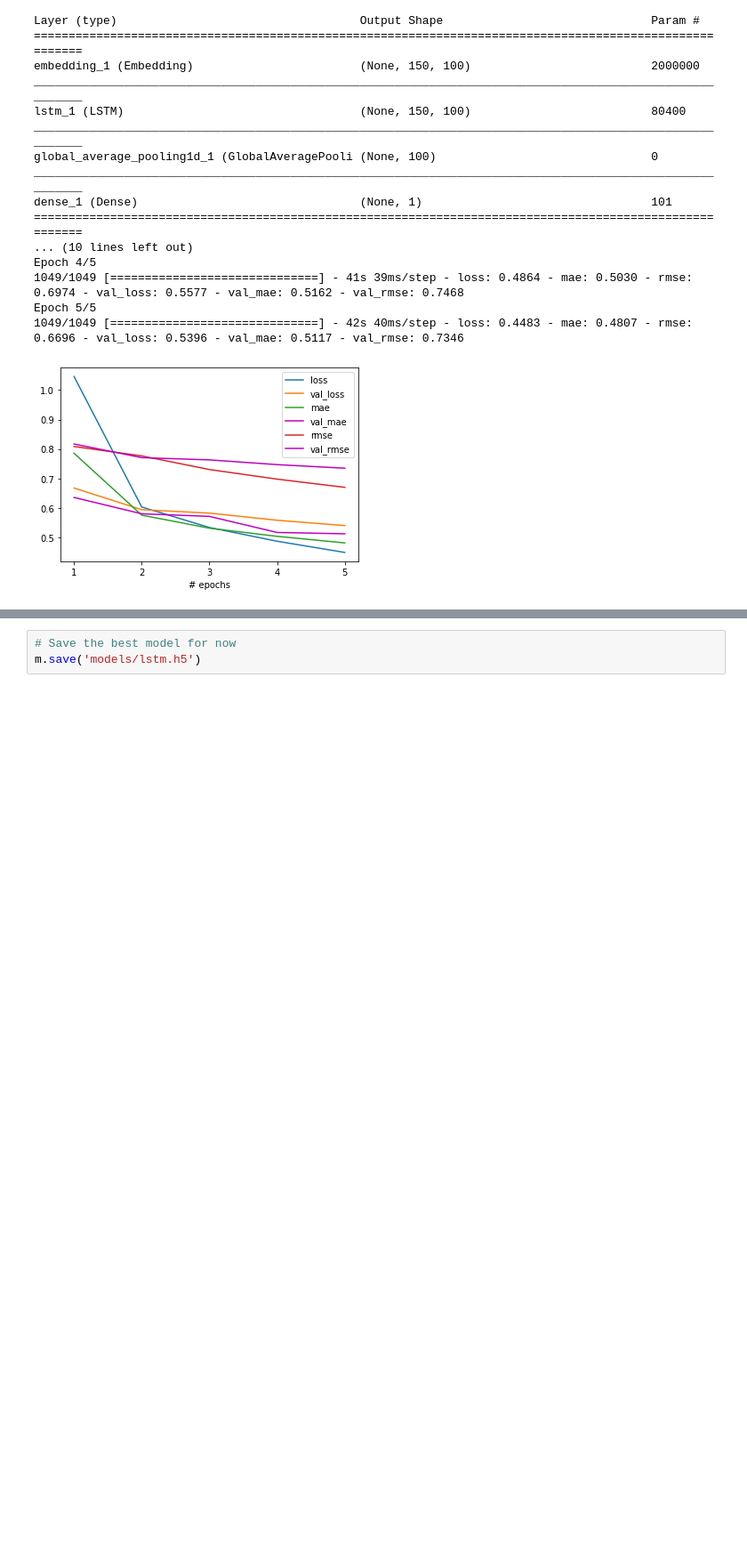
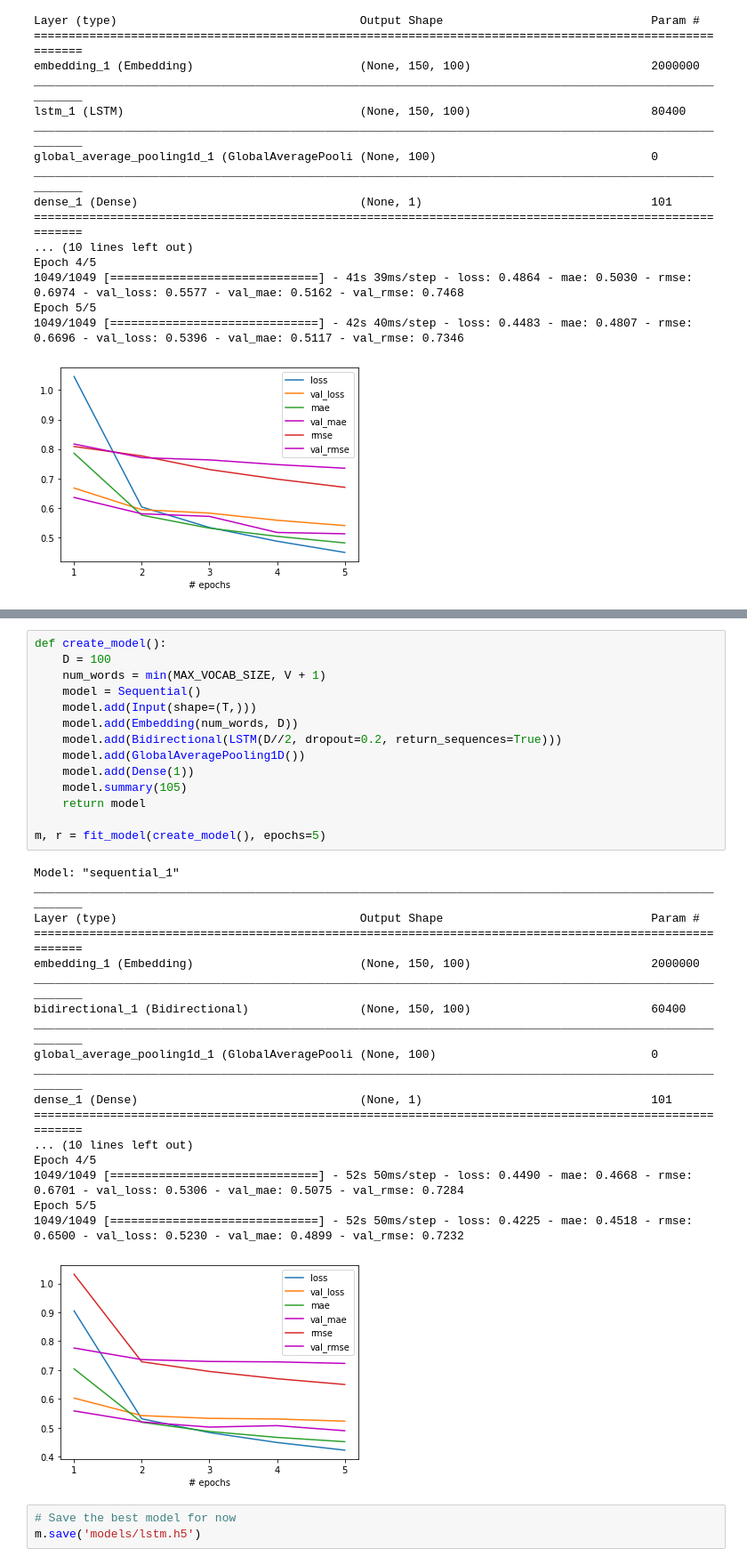
Before and after one commit to FishWith7sMemory/MAST30034-ADS-GroupProj, a Jupyter notebook: NLP.ipynb, the cells around one changed output, grey strips where cells are left out. Shown at 89% size. Drawn from its saved outputs; the diff is of its cells as text; blank space fills up the shorter version.

Commit message:
add Bidirectional LSTM as the best model

```diff
--- a/NLP.ipynb
+++ b/NLP.ipynb
@@ -423,3 +456,36 @@ Epoch 5/5
+# %%
+def create_model():
+    D = 100
+    num_words = min(MAX_VOCAB_SIZE, V + 1)
+    model = Sequential()
+    model.add(Input(shape=(T,)))
+    model.add(Embedding(num_words, D))
+    model.add(Bidirectional(LSTM(D//2, dropout=0.2, return_sequences=True)))
+    model.add(GlobalAveragePooling1D())
+    model.add(Dense(1))
+    model.summary(105)
+    return model
+
+m, r = fit_model(create_model(), epochs=5)
+# %% [output]
+Model: "sequential_1"
+_________________________________________________________________________________________________________
+Layer (type)                                   Output Shape                              Param #
+=========================================================================================================
+embedding_1 (Embedding)                        (None, 150, 100)                          2000000
+_________________________________________________________________________________________________________
+bidirectional_1 (Bidirectional)                (None, 150, 100)                          60400
+_________________________________________________________________________________________________________
+global_average_pooling1d_1 (GlobalAveragePooli (None, 100)                               0
+_________________________________________________________________________________________________________
+dense_1 (Dense)                                (None, 1)                                 101
+=========================================================================================================
+... (10 lines left out)
+Epoch 4/5
+1049/1049 [==============================] - 52s 50ms/step - loss: 0.4490 - mae: 0.4668 - rmse: 0.6701 - val_loss: 0.5306 - val_mae: 0.5075 - val_rmse: 0.7284
+Epoch 5/5
+1049/1049 [==============================] - 52s 50ms/step - loss: 0.4225 - mae: 0.4518 - rmse: 0.6500 - val_loss: 0.5230 - val_mae: 0.4899 - val_rmse: 0.7232
+[figure, added]
 # %%
 # Save the best model for now
 m.save('models/lstm.h5')
```
Also changed, not shown: parts of 3 cells of this notebook, 1 other file.
